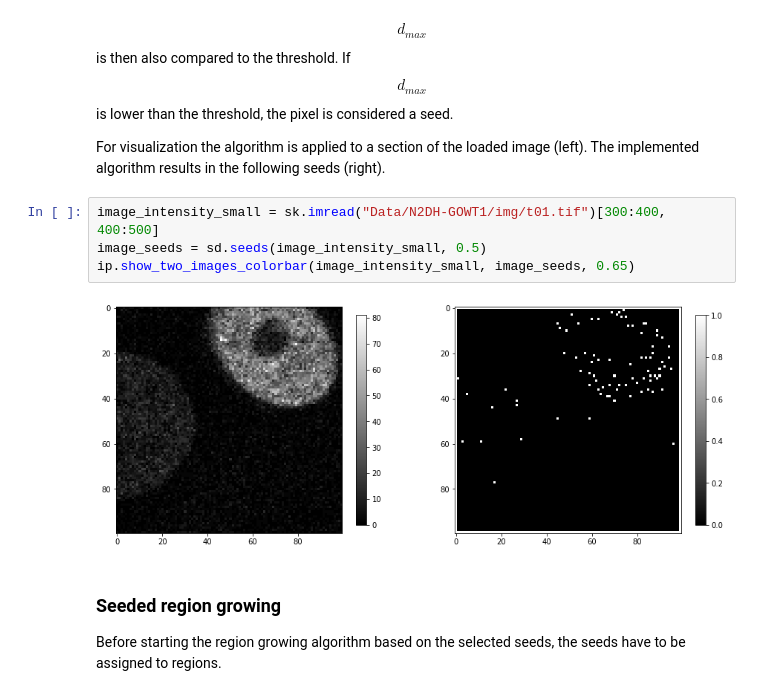
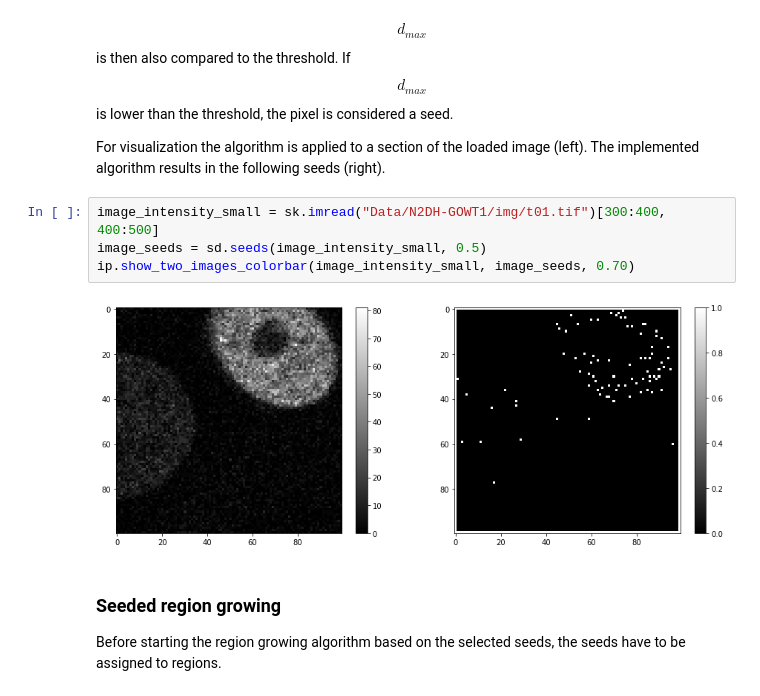
Before and after one commit to datascience-mobi/2021-topic-04-team-04, a Jupyter notebook: Report_Region_Growing.ipynb, the cells around one changed output. Saved outputs shown, nothing was run; the diff lists cells and outputs as text.

Commit message:
Report verbessert, colorbar von Bildern angepasst

```diff
--- a/Report_Region_Growing.ipynb
+++ b/Report_Region_Growing.ipynb
@@ -247,9 +247,9 @@ The implemented algorithm results in the following seeds (right).
 # %%
 image_intensity_small = sk.imread("Data/N2DH-GOWT1/img/t01.tif")[300:400, 400:500]
 image_seeds = sd.seeds(image_intensity_small, 0.5)
-ip.show_two_images_colorbar(image_intensity_small, image_seeds, 0.65)
+ip.show_two_images_colorbar(image_intensity_small, image_seeds, 0.70)
 # %% [output]
-[figure, old version]
+[figure, new version]
 # %% [markdown]
 ### Seeded region growing
 Before starting the region growing algorithm based on the selected seeds, the seeds have to be assigned to regions.
```
Also changed, not shown: parts of 13 cells of this notebook, 4 other files.
